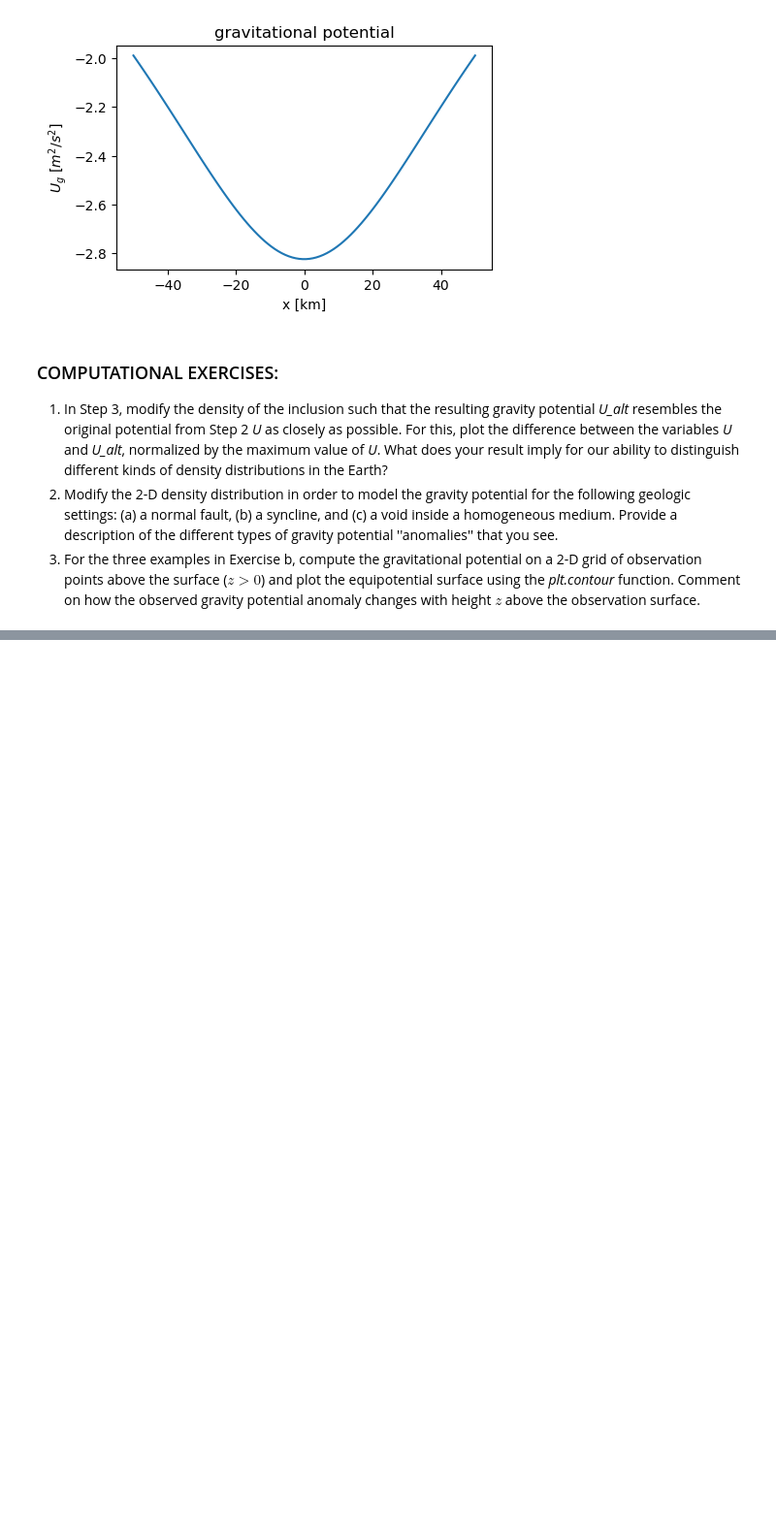
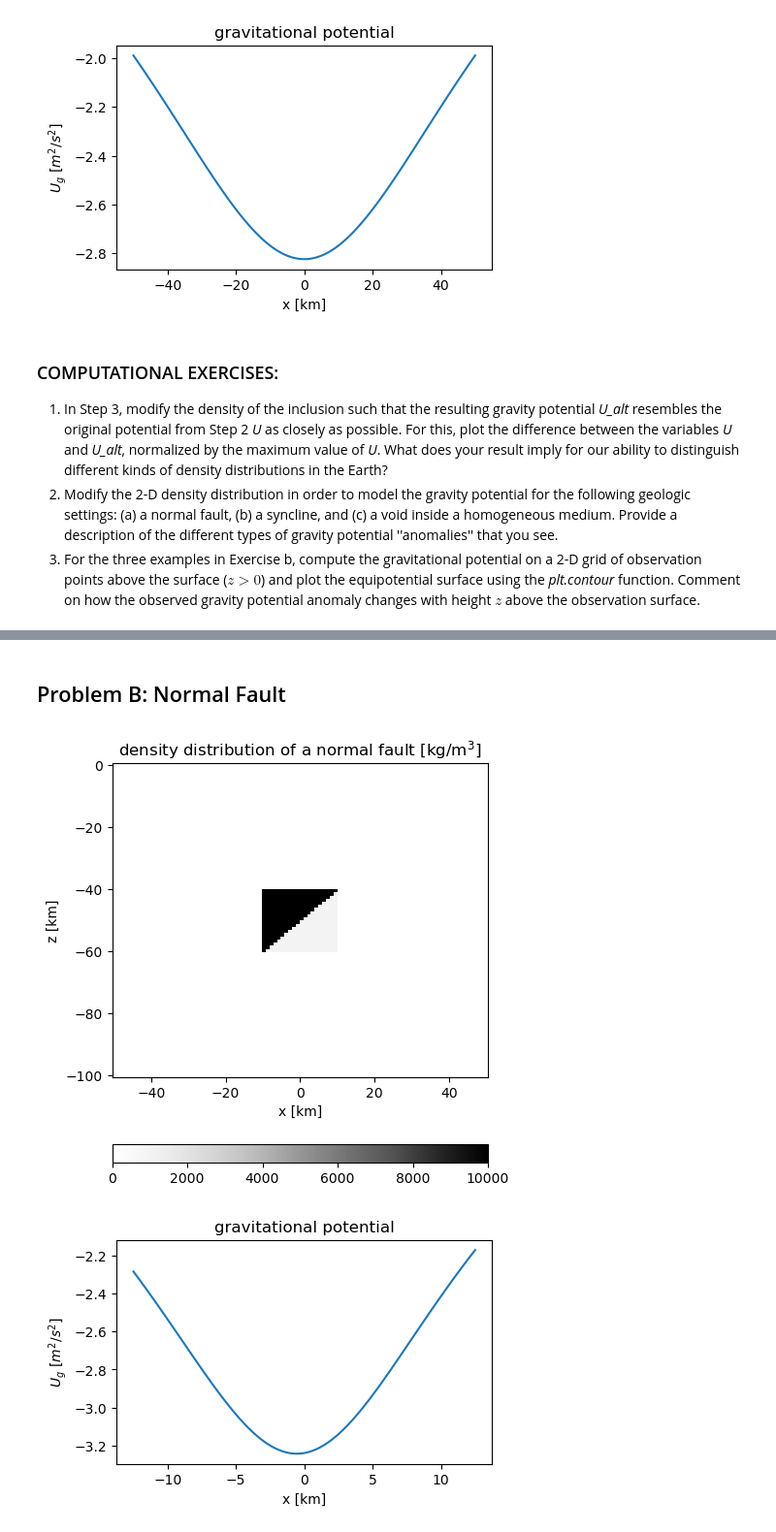
Before and after one commit to lillian-hanson/gpgn-318-328-notebooks, a Jupyter notebook: gpgn328/Assignment2-1.ipynb, the cells around one changed output, grey strips where cells are left out. Shown at 97% size. Cells and saved outputs as stored; diff of their text form; code cells hidden in the pictures; blank space fills up the shorter version.

```diff
--- a/gpgn328/Assignment2-1.ipynb
+++ b/gpgn328/Assignment2-1.ipynb
@@ -244,2 +244,51 @@ plt.show()
+# %% [markdown]
+## Problem B: Normal Fault
 # %%
 ### B)
+## Modeling a normal fault:
+# . . Define some alternative density distribution.
+
+x_obs=x
+z_obs=10.0*np.ones(nx)
+
+rho_b1=np.zeros(np.shape(xv))
+# Define square bounds
+x_min, x_max = 40, 60
+z_min, z_max = 40, 60
+
+# Loop over the square and assign density based on diagonal
+for i in range(z_min, z_max):
+    for j in range(x_min, x_max):
+        # Diagonal line: z = slope*(x - x_min) + z_min
+        slope = 1  # positive slope
+        if i > slope * (j - x_min) + z_min:
+            rho_b1[i, j] = 1000.0  # above the line
+        else:
+            rho_b1[i, j] = 10000.0  # below the line
+# . . Plot density distribution.
+plt.figure(figsize=(5,6))
+plt.pcolor(xv/1000.0,zv/1000.0,rho_b1,cmap='Greys')
+plt.xlabel('x [km]')
+plt.ylabel('z [km]')
+plt.title(r'density distribution of a normal fault [kg$/$m$^3$]')
+plt.colorbar(location='bottom')
+plt.show()
+
+# . . Initialize gravitational potential.
+U_b1=np.zeros(len(x_obs))
+
+# . . Loop over all observation points.
+for k in range(len(x_obs)):
+    r=np.sqrt((x_obs[k]-xv)**2 + (z_obs[k]-zv)**2)
+    U_b1[k]=-G*V*np.sum(rho_b1/r)
+
+# . . Plot gravitational potential.
+plt.figure(figsize=(5,3))
+plt.plot(x_obs/4000,U_b1)
+plt.xlabel('x [km]')
+plt.ylabel(r'$U_g$ [$m^2$/$s^2$]')
+plt.title('gravitational potential')
+plt.show()
+# %% [output]
+[figure, added]
+[figure, added]
```
Also changed, not shown: parts of 9 cells of this notebook.
